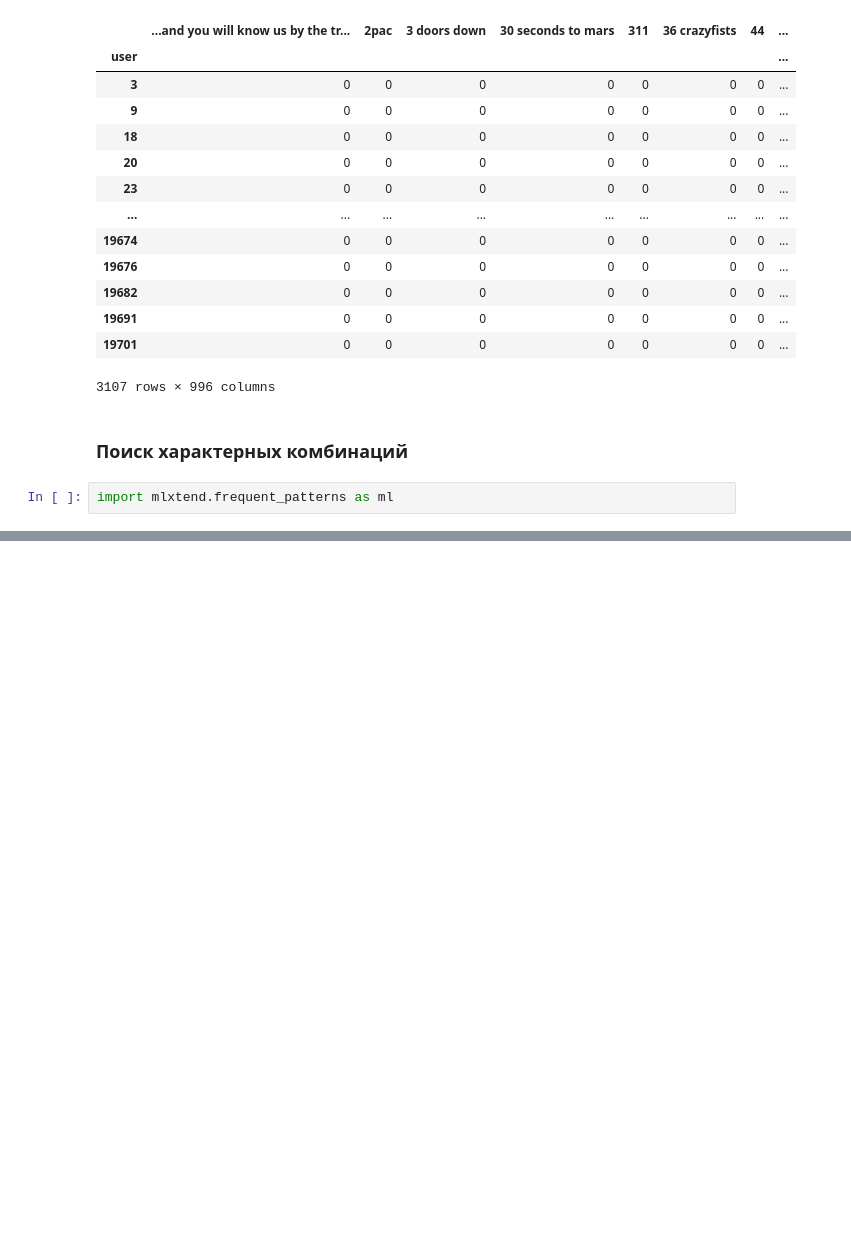
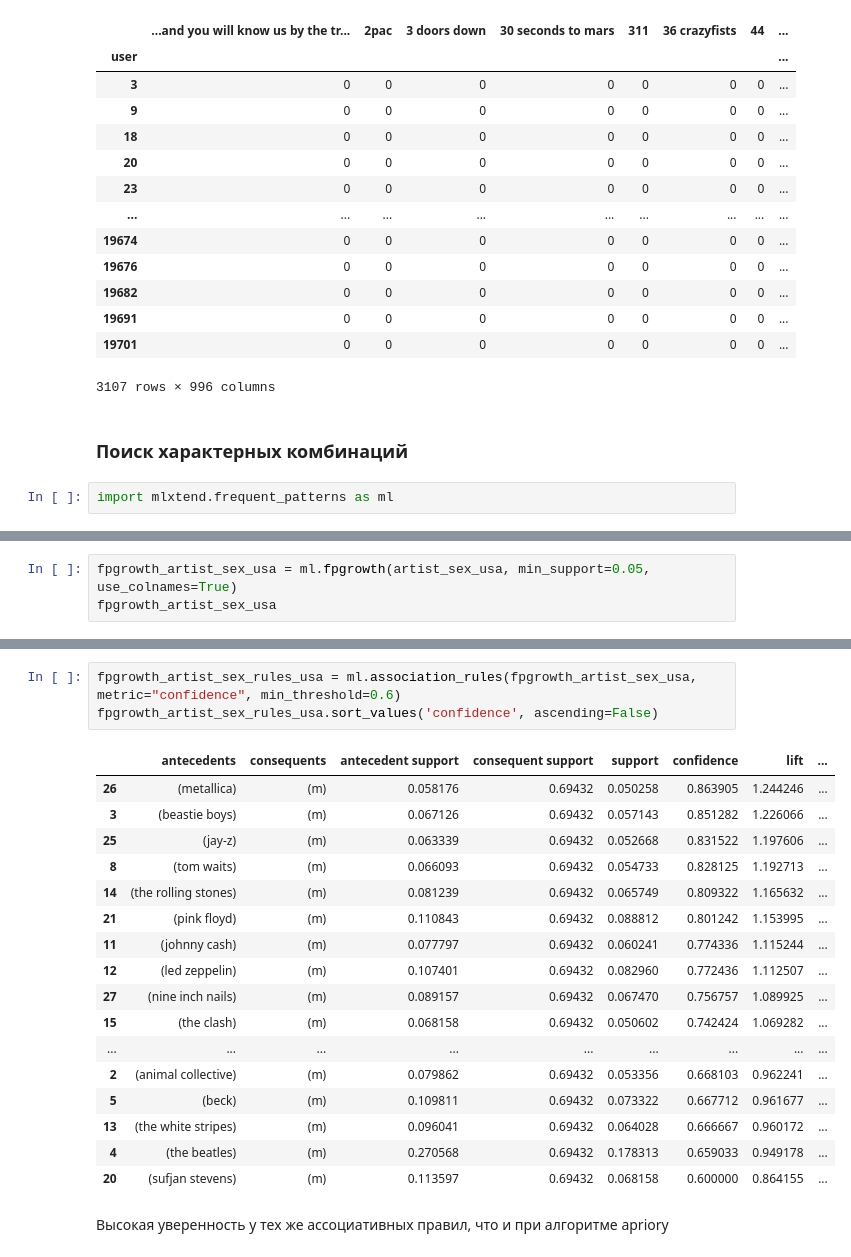
Before and after one commit to Forcause/ML_Labs, a Jupyter notebook: Lab_2/task2.ipynb, the cells around one changed output, grey strips where cells are left out. Drawn from its saved outputs; the diff is of its cells as text; blank space fills up the shorter version.

```diff
--- a/Lab_2/task2.ipynb
+++ b/Lab_2/task2.ipynb
@@ -350,0 +300,3 @@ apriori_country_rules
+# %%
+fpgrowth_artist_sex_usa = ml.fpgrowth(artist_sex_usa, min_support=0.05, use_colnames=True)
+fpgrowth_artist_sex_usa
@@ -350,0 +317,23 @@ apriori_country_rules
+# %%
+fpgrowth_artist_sex_rules_usa = ml.association_rules(fpgrowth_artist_sex_usa, metric="confidence", min_threshold=0.6)
+fpgrowth_artist_sex_rules_usa.sort_values('confidence', ascending=False)
+# %% [output]
+|  | antecedents | consequents | antecedent support | consequent support | support | confidence | lift | ... |
+| 26 | (metallica) | (m) | 0.058176 | 0.69432 | 0.050258 | 0.863905 | 1.244246 | ... |
+| 3 | (beastie boys) | (m) | 0.067126 | 0.69432 | 0.057143 | 0.851282 | 1.226066 | ... |
+| 25 | (jay-z) | (m) | 0.063339 | 0.69432 | 0.052668 | 0.831522 | 1.197606 | ... |
+| 8 | (tom waits) | (m) | 0.066093 | 0.69432 | 0.054733 | 0.828125 | 1.192713 | ... |
+| 14 | (the rolling stones) | (m) | 0.081239 | 0.69432 | 0.065749 | 0.809322 | 1.165632 | ... |
+| 21 | (pink floyd) | (m) | 0.110843 | 0.69432 | 0.088812 | 0.801242 | 1.153995 | ... |
+| 11 | (johnny cash) | (m) | 0.077797 | 0.69432 | 0.060241 | 0.774336 | 1.115244 | ... |
+| 12 | (led zeppelin) | (m) | 0.107401 | 0.69432 | 0.082960 | 0.772436 | 1.112507 | ... |
+| 27 | (nine inch nails) | (m) | 0.089157 | 0.69432 | 0.067470 | 0.756757 | 1.089925 | ... |
+| 15 | (the clash) | (m) | 0.068158 | 0.69432 | 0.050602 | 0.742424 | 1.069282 | ... |
+| ... | ... | ... | ... | ... | ... | ... | ... | ... |
+| 2 | (animal collective) | (m) | 0.079862 | 0.69432 | 0.053356 | 0.668103 | 0.962241 | ... |
+| 5 | (beck) | (m) | 0.109811 | 0.69432 | 0.073322 | 0.667712 | 0.961677 | ... |
+| 13 | (the white stripes) | (m) | 0.096041 | 0.69432 | 0.064028 | 0.666667 | 0.960172 | ... |
+| 4 | (the beatles) | (m) | 0.270568 | 0.69432 | 0.178313 | 0.659033 | 0.949178 | ... |
+| 20 | (sufjan stevens) | (m) | 0.113597 | 0.69432 | 0.068158 | 0.600000 | 0.864155 | ... |
+# %% [markdown]
+Высокая уверенность у тех же ассоциативных правил, что и при алгоритме apriory
```
Also changed, not shown: parts of 35 cells of this notebook.
